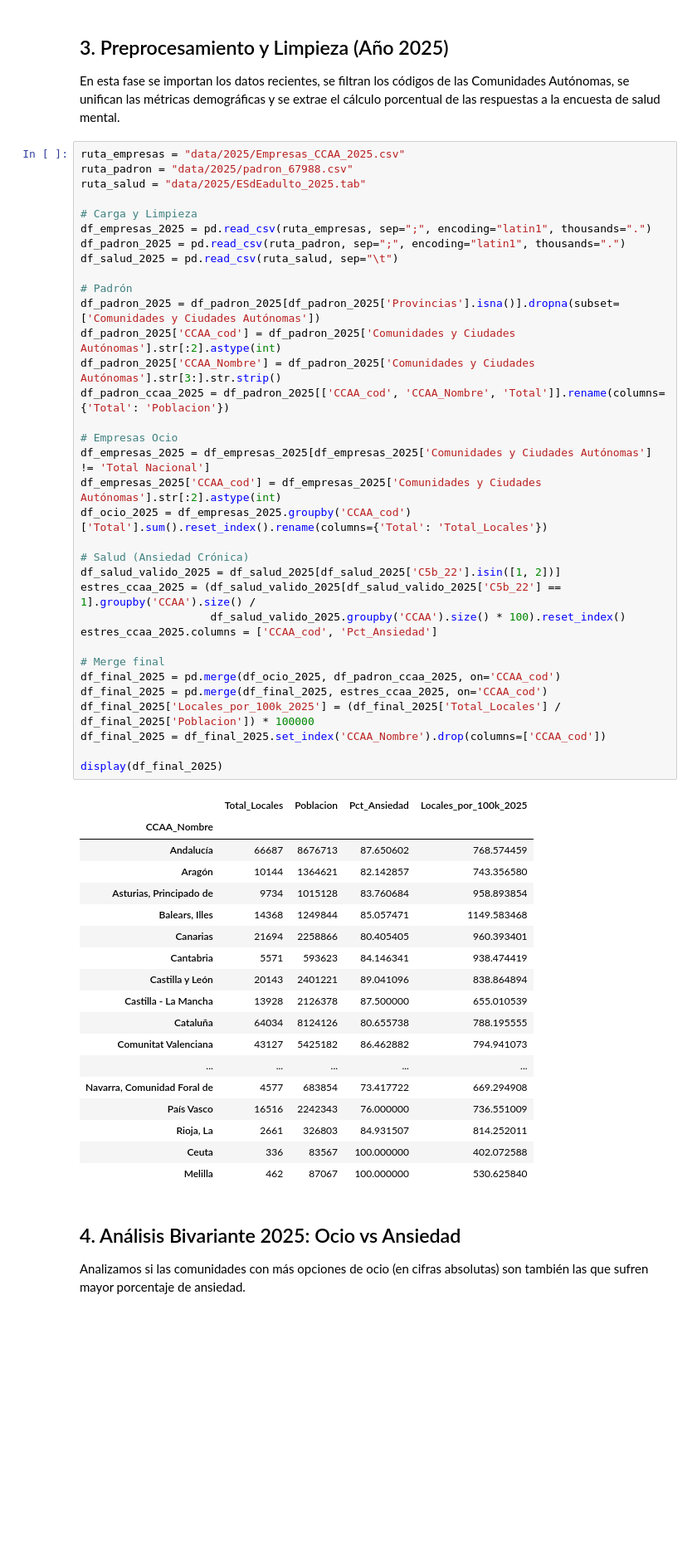
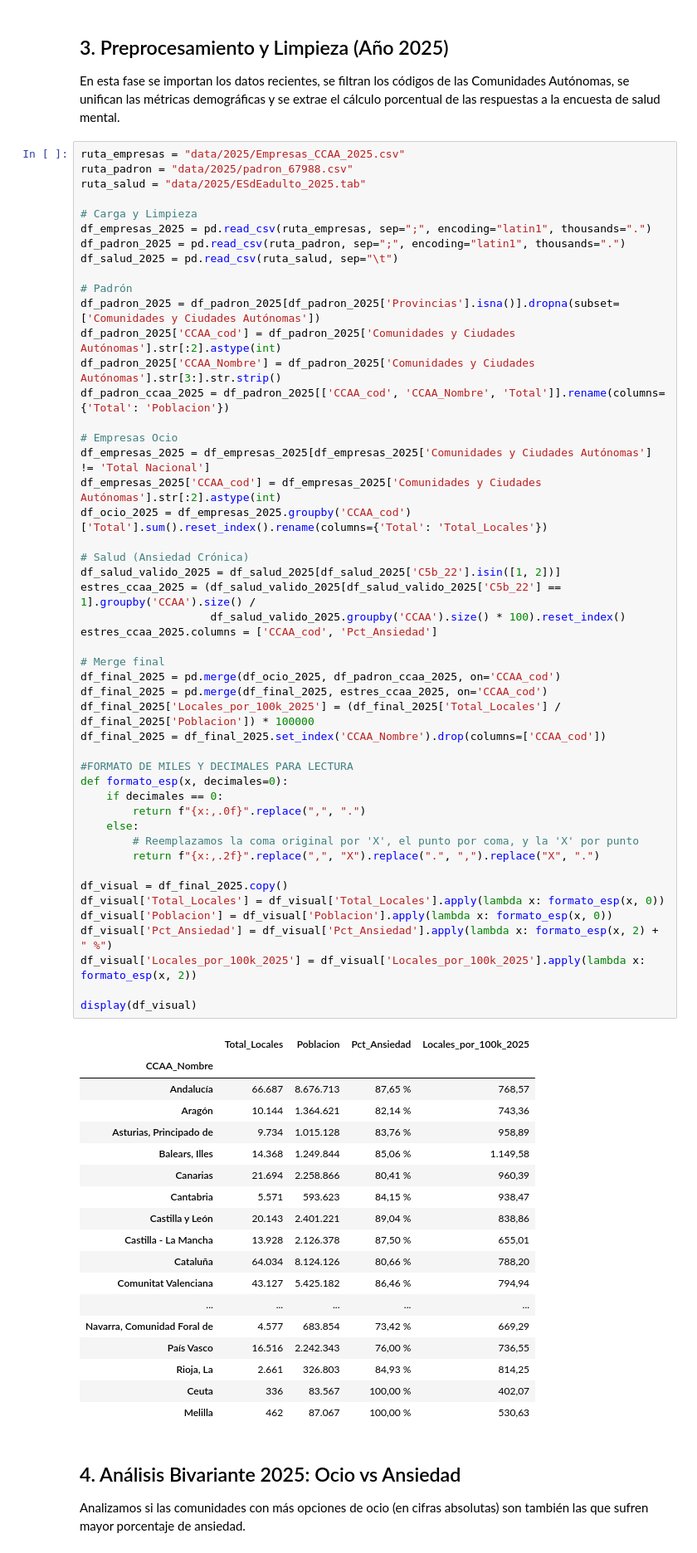
Before and after one commit to Patri-y-eso/Proyecto_EDA_PLH, a Jupyter notebook: memoria.ipynb, the cells around one changed output. Shown at 83% size. Drawn from its saved outputs; the diff is of its cells as text; blank space fills up the shorter version.

```diff
--- a/memoria.ipynb
+++ b/memoria.ipynb
@@ -31,50 +31,64 @@ ruta_salud = "data/2025/ESdEadulto_2025.tab"
 df_empresas_2025 = pd.read_csv(ruta_empresas, sep=";", encoding="latin1", thousands=".")
 df_padron_2025 = pd.read_csv(ruta_padron, sep=";", encoding="latin1", thousands=".")
 df_salud_2025 = pd.read_csv(ruta_salud, sep="\t")
 
 # Padrón
 df_padron_2025 = df_padron_2025[df_padron_2025['Provincias'].isna()].dropna(subset=['Comunidades y Ciudades Autónomas'])
 df_padron_2025['CCAA_cod'] = df_padron_2025['Comunidades y Ciudades Autónomas'].str[:2].astype(int)
 df_padron_2025['CCAA_Nombre'] = df_padron_2025['Comunidades y Ciudades Autónomas'].str[3:].str.strip()
 df_padron_ccaa_2025 = df_padron_2025[['CCAA_cod', 'CCAA_Nombre', 'Total']].rename(columns={'Total': 'Poblacion'})
 
 # Empresas Ocio
 df_empresas_2025 = df_empresas_2025[df_empresas_2025['Comunidades y Ciudades Autónomas'] != 'Total Nacional']
 df_empresas_2025['CCAA_cod'] = df_empresas_2025['Comunidades y Ciudades Autónomas'].str[:2].astype(int)
 df_ocio_2025 = df_empresas_2025.groupby('CCAA_cod')['Total'].sum().reset_index().rename(columns={'Total': 'Total_Locales'})
 
 # Salud (Ansiedad Crónica)
 df_salud_valido_2025 = df_salud_2025[df_salud_2025['C5b_22'].isin([1, 2])]
 estres_ccaa_2025 = (df_salud_valido_2025[df_salud_valido_2025['C5b_22'] == 1].groupby('CCAA').size() /
                     df_salud_valido_2025.groupby('CCAA').size() * 100).reset_index()
 estres_ccaa_2025.columns = ['CCAA_cod', 'Pct_Ansiedad']
 
 # Merge final
 df_final_2025 = pd.merge(df_ocio_2025, df_padron_ccaa_2025, on='CCAA_cod')
 df_final_2025 = pd.merge(df_final_2025, estres_ccaa_2025, on='CCAA_cod')
 df_final_2025['Locales_por_100k_2025'] = (df_final_2025['Total_Locales'] / df_final_2025['Poblacion']) * 100000
 df_final_2025 = df_final_2025.set_index('CCAA_Nombre').drop(columns=['CCAA_cod'])
 
-display(df_final_2025)
+#FORMATO DE MILES Y DECIMALES PARA LECTURA
+def formato_esp(x, decimales=0):
+    if decimales == 0:
+        return f"{x:,.0f}".replace(",", ".")
+    else:
+        # Reemplazamos la coma original por 'X', el punto por coma, y la 'X' por punto
+        return f"{x:,.2f}".replace(",", "X").replace(".", ",").replace("X", ".")
+
+df_visual = df_final_2025.copy()
+df_visual['Total_Locales'] = df_visual['Total_Locales'].apply(lambda x: formato_esp(x, 0))
+df_visual['Poblacion'] = df_visual['Poblacion'].apply(lambda x: formato_esp(x, 0))
+df_visual['Pct_Ansiedad'] = df_visual['Pct_Ansiedad'].apply(lambda x: formato_esp(x, 2) + " %")
+df_visual['Locales_por_100k_2025'] = df_visual['Locales_por_100k_2025'].apply(lambda x: formato_esp(x, 2))
+
+display(df_visual)
 # %% [output]
 |  | Total_Locales | Poblacion | Pct_Ansiedad | Locales_por_100k_2025 |
 | CCAA_Nombre |  |  |  |  |
-| Andalucía | 66687 | 8676713 | 87.650602 | 768.574459 |
-| Aragón | 10144 | 1364621 | 82.142857 | 743.356580 |
-| Asturias, Principado de | 9734 | 1015128 | 83.760684 | 958.893854 |
-| Balears, Illes | 14368 | 1249844 | 85.057471 | 1149.583468 |
-| Canarias | 21694 | 2258866 | 80.405405 | 960.393401 |
-| Cantabria | 5571 | 593623 | 84.146341 | 938.474419 |
-| Castilla y León | 20143 | 2401221 | 89.041096 | 838.864894 |
-| Castilla - La Mancha | 13928 | 2126378 | 87.500000 | 655.010539 |
-| Cataluña | 64034 | 8124126 | 80.655738 | 788.195555 |
-| Comunitat Valenciana | 43127 | 5425182 | 86.462882 | 794.941073 |
+| Andalucía | 66.687 | 8.676.713 | 87,65 % | 768,57 |
+| Aragón | 10.144 | 1.364.621 | 82,14 % | 743,36 |
+| Asturias, Principado de | 9.734 | 1.015.128 | 83,76 % | 958,89 |
+| Balears, Illes | 14.368 | 1.249.844 | 85,06 % | 1.149,58 |
+| Canarias | 21.694 | 2.258.866 | 80,41 % | 960,39 |
+| Cantabria | 5.571 | 593.623 | 84,15 % | 938,47 |
+| Castilla y León | 20.143 | 2.401.221 | 89,04 % | 838,86 |
+| Castilla - La Mancha | 13.928 | 2.126.378 | 87,50 % | 655,01 |
+| Cataluña | 64.034 | 8.124.126 | 80,66 % | 788,20 |
+| Comunitat Valenciana | 43.127 | 5.425.182 | 86,46 % | 794,94 |
 | ... | ... | ... | ... | ... |
-| Navarra, Comunidad Foral de | 4577 | 683854 | 73.417722 | 669.294908 |
-| País Vasco | 16516 | 2242343 | 76.000000 | 736.551009 |
-| Rioja, La | 2661 | 326803 | 84.931507 | 814.252011 |
-| Ceuta | 336 | 83567 | 100.000000 | 402.072588 |
-| Melilla | 462 | 87067 | 100.000000 | 530.625840 |
+| Navarra, Comunidad Foral de | 4.577 | 683.854 | 73,42 % | 669,29 |
+| País Vasco | 16.516 | 2.242.343 | 76,00 % | 736,55 |
+| Rioja, La | 2.661 | 326.803 | 84,93 % | 814,25 |
+| Ceuta | 336 | 83.567 | 100,00 % | 402,07 |
+| Melilla | 462 | 87.067 | 100,00 % | 530,63 |
 # %% [markdown]
 ## 4. Análisis Bivariante 2025: Ocio vs Ansiedad
 Analizamos si las comunidades con más opciones de ocio (en cifras absolutas) son también las que sufren mayor porcentaje de ansiedad.
```
Also changed, not shown: parts of 1 cell of this notebook, 6 other files.
